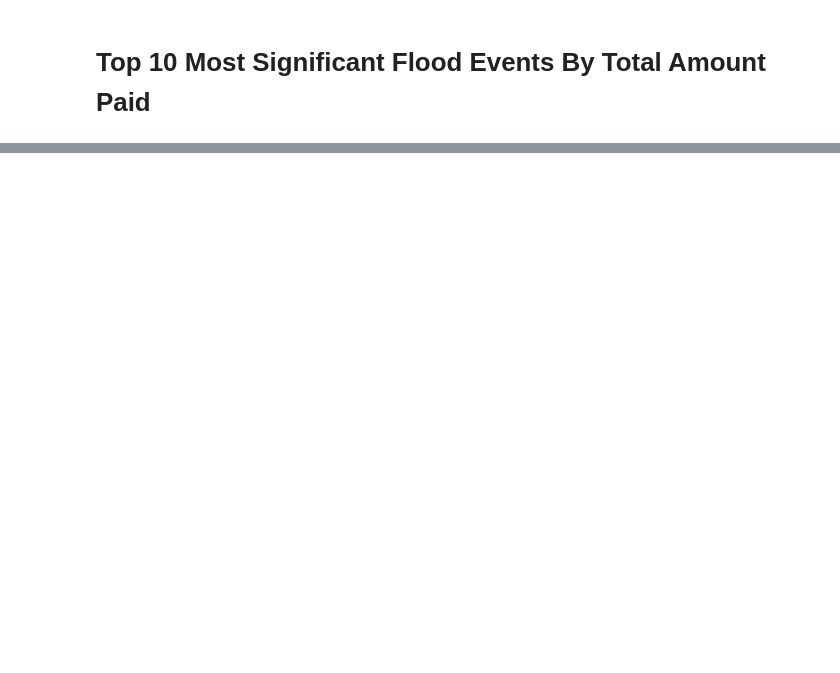
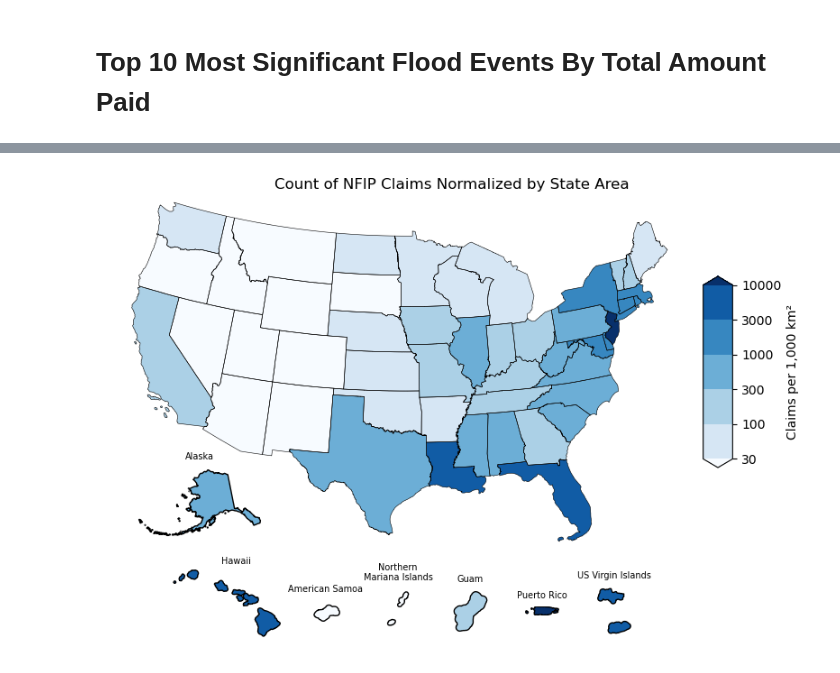
Before and after one commit to mebauer/duckdb-fema-nfip, a Jupyter notebook: figures.ipynb, the cells around one changed output, grey strips where cells are left out. Drawn from its saved outputs; the diff is of its cells as text; code cells hidden in the pictures; blank space fills up the shorter version.

```diff
--- a/figures.ipynb
+++ b/figures.ipynb
@@ -553,5 +673,5 @@ states_merged.loc[states_merged['state'].isnull()]
 # %%
 # calculate clount claims per kilometer and convert land area (sq meters) to sq kilometers
-states_merged['countClaimkm'] = states_merged['countClaim'] / (states_merged['ALAND'] / 1_000_000)
+states_merged['claims_per_1000km2'] = states_merged['countClaim'] / (states_merged['ALAND'] / 1_000_000) * 1000
 
 states_merged.head()
@@ -661,14 +818,12 @@ fig, ax = plt.subplots(figsize=(8, 8))
 divider = make_axes_locatable(ax)
 cax = divider.append_axes("right", size="5%", pad=0.1)
 cmap = plt.cm.Blues
-norm = mpl.colors.BoundaryNorm(
-    [0.005, 0.010, 0.050, 0.100, 0.500, 1],
-    cmap.N, extend='both'
-)
+boundaries = [30, 100, 300, 1000, 3000, 10000]
+norm = mpl.colors.BoundaryNorm(boundaries, cmap.N, extend='both')
 
 # plot conus values
 conus_gdf.plot(
-    column='countClaimkm',
+    column='claims_per_1000km2',
     legend=True,
     cmap=cmap,
     cax=cax,
@@ -692,51 +847,43 @@ mp = fig.add_axes([.40, 0.1, 0.05, 0.1])
 gu = fig.add_axes([.50, 0.1, 0.05, 0.1])
 pr = fig.add_axes([.60, 0.1, 0.05, 0.1])
 vi = fig.add_axes([.70, 0.1, 0.05, 0.1])
-
-# function to plot non-conus states
-def plot_states(geoid, crs, ax, title):
-    (states_merged
-    .loc[states_merged['GEOID'].isin([geoid])]
-    .to_crs(crs)
-    .plot(
-        column='countClaimkm',
-        legend=True,
-        cmap=cmap,
-        cax=cax,
-        norm=norm,
-        ax=ax,
-        edgecolor='black'
-    )
-    .set_title(title, fontsize=7)
-    )
 
 # plot non-conus states
 plot_states('02', 3338, alaska, 'Alaska')
 plot_states('15', 3760, hawaii, 'Hawaii')
 plot_states('60', 3102, ams, 'American Samoa')
 plot_states('69', 3993, mp, 'Northern\nMariana Islands')
 plot_states('66', 3993, gu, 'Guam')
 plot_states('72', 4326, pr, 'Puerto Rico')
 plot_states('78', 3991, vi, 'US Virgin Islands')
 
 # axis aesthetics
 ax.axis('off')
 ams.axis('off')
 ams.set_xlim(left=150_000, right=350_000)
 ams.set_ylim(bottom=250_000, top=375_000)
 gu.axis('off')
 mp.axis('off')
 mp.set_ylim(bottom=None, top=275_000)
 pr.axis('off')
 vi.axis('off')
 hawaii.axis('off')
 hawaii.set_xlim(700_000)
 hawaii.set_ylim(bottom=None, top=1_000_000)
 hawaii.set_title('Hawaii', y=.7, fontsize=7)
 alaska.axis('off')
 
-cax.set_ylabel('Claims Count per km\u00B2')
+cax.set_ylabel('Claims per 1,000 km²', fontsize=10)
+
+fig.suptitle(
+    'NFIP Claims by State Normalized by Land Area (1978–2024)\nClaims per 1,000 Square Kilometers',
+    fontsize=12,
+    weight='bold',
+    y=0.92
+)
 
 fig.suptitle('Count of NFIP Claims Normalized by State Area', y=.75)
 fig.tight_layout()
 fig.savefig('figures/count-claims-norm-map.png', dpi=200, bbox_inches='tight')
+# %% [output]
+[figure, added]
```
Also changed, not shown: parts of 31 cells of this notebook, 4 other files.
